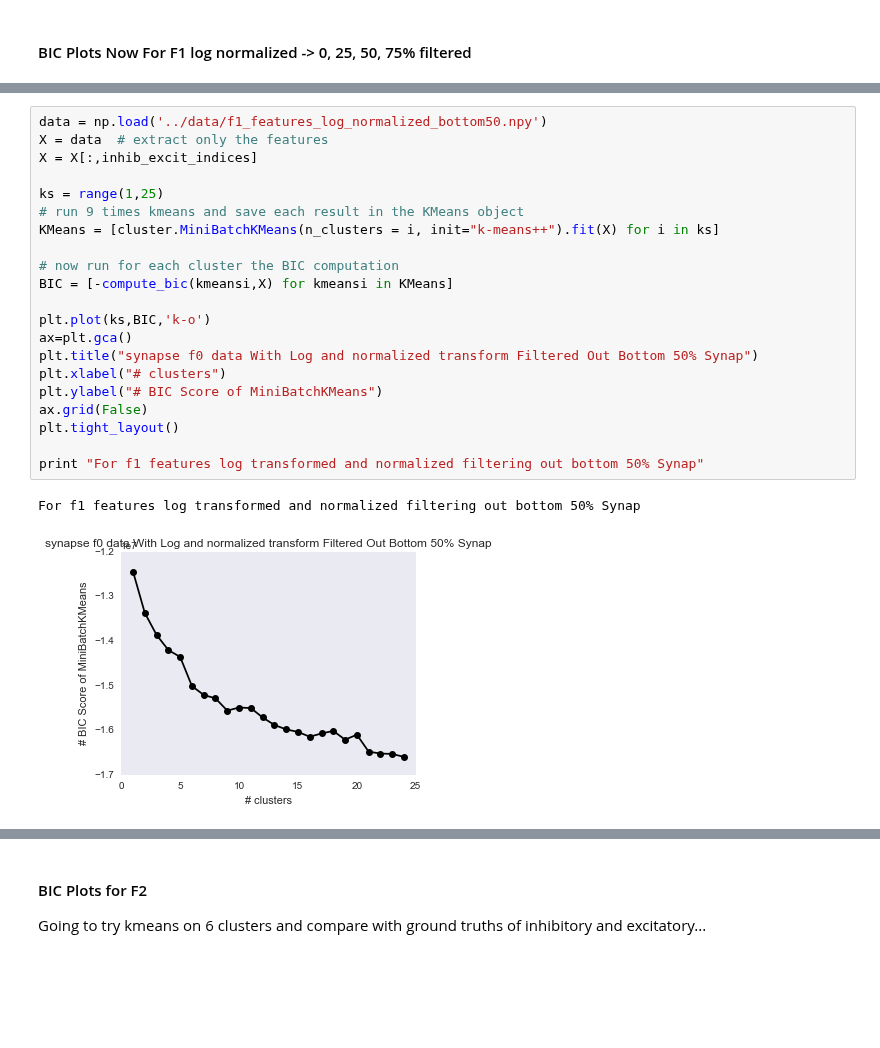
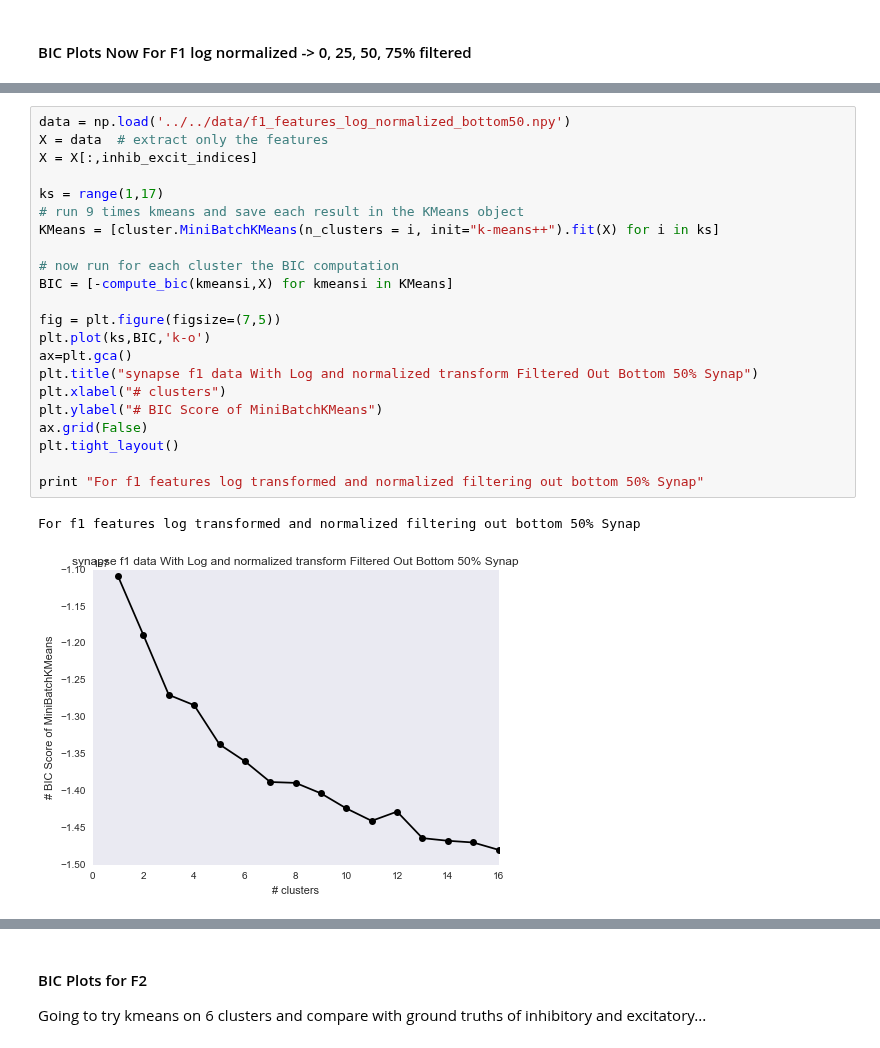
Before and after one commit to Upward-Spiral-Science/the-vat, a Jupyter notebook: Code/newexploring/exploratory analysis.ipynb, the cells around one changed output, grey strips where cells are left out. Cells and saved outputs as stored; diff of their text form; blank space fills up the shorter version.

```diff
--- a/Code/newexploring/exploratory analysis.ipynb
+++ b/Code/newexploring/exploratory analysis.ipynb
@@ -948,25 +949,26 @@ For f1 features log transformed and normalized filtering out bottom 25% Synap
 # %%
-data = np.load('../data/f1_features_log_normalized_bottom50.npy')
+data = np.load('../../data/f1_features_log_normalized_bottom50.npy')
 X = data  # extract only the features
 X = X[:,inhib_excit_indices]
 
-ks = range(1,25)
+ks = range(1,17)
 # run 9 times kmeans and save each result in the KMeans object
 KMeans = [cluster.MiniBatchKMeans(n_clusters = i, init="k-means++").fit(X) for i in ks]
 
 # now run for each cluster the BIC computation
 BIC = [-compute_bic(kmeansi,X) for kmeansi in KMeans]
 
+fig = plt.figure(figsize=(7,5))
 plt.plot(ks,BIC,'k-o')
 ax=plt.gca()
-plt.title("synapse f0 data With Log and normalized transform Filtered Out Bottom 50% Synap")
+plt.title("synapse f1 data With Log and normalized transform Filtered Out Bottom 50% Synap")
 plt.xlabel("# clusters")
 plt.ylabel("# BIC Score of MiniBatchKMeans")
 ax.grid(False)
 plt.tight_layout()
 
 print "For f1 features log transformed and normalized filtering out bottom 50% Synap"
 # %% [output]
 For f1 features log transformed and normalized filtering out bottom 50% Synap
-[figure, old version]
+[figure, new version]
 # %%
```
Also changed, not shown: parts of 12 cells of this notebook, 15 other files.
